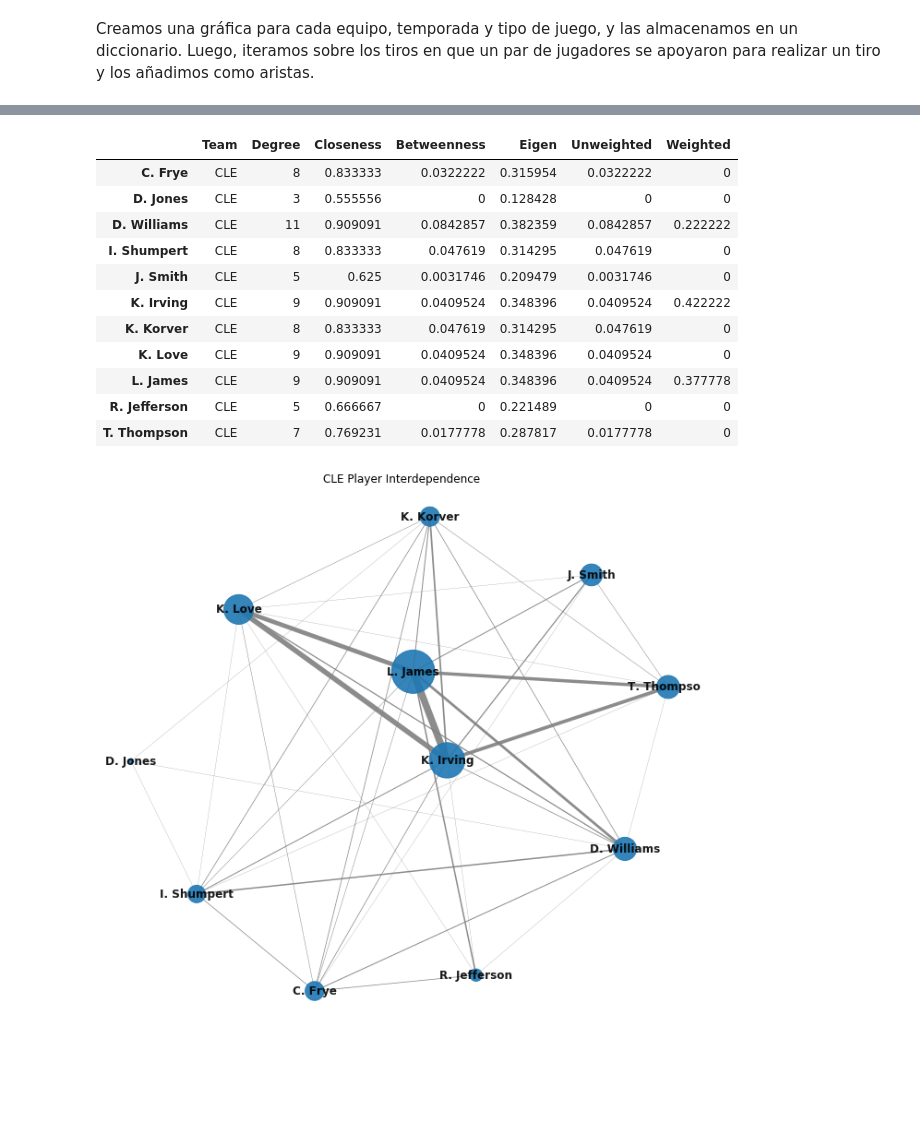
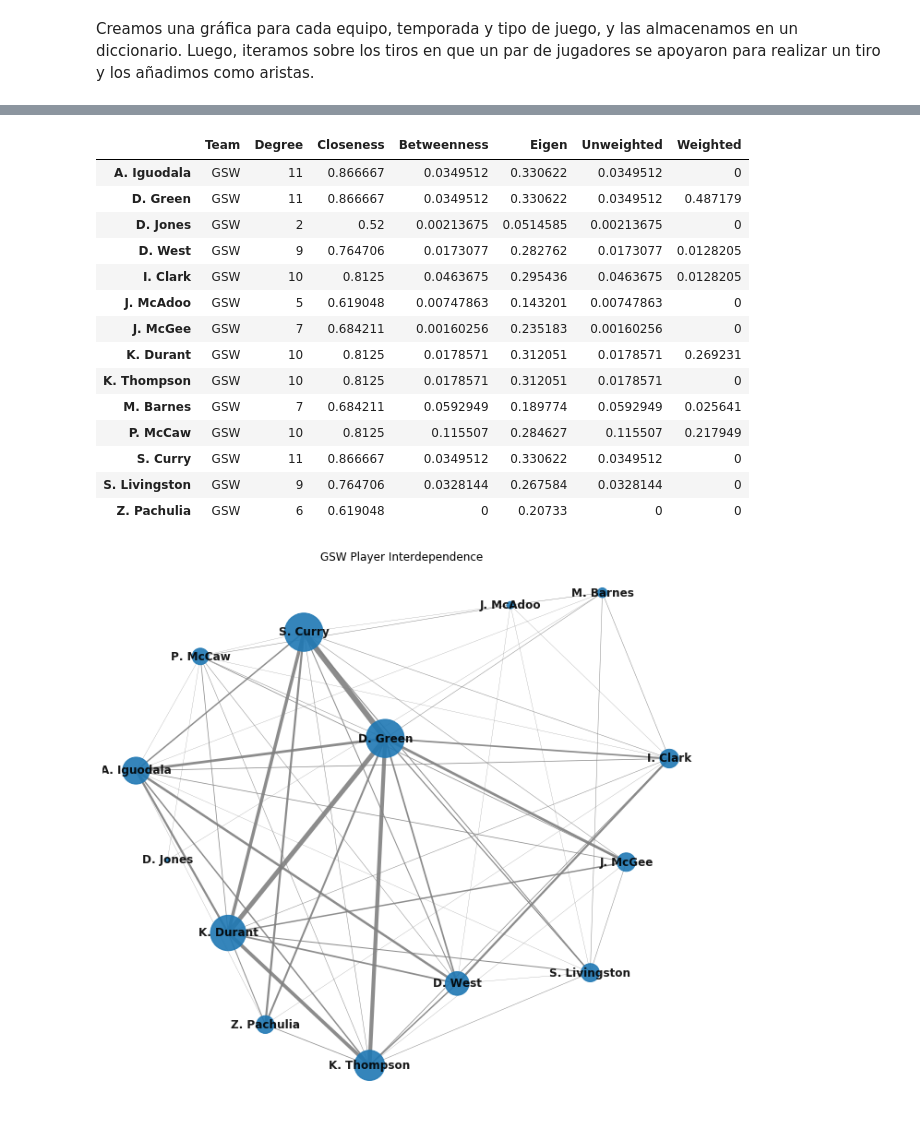
Before and after one commit to Millan13/Moneyball-NBA, a Jupyter notebook: Notebooks/Redes.ipynb, the cells around one changed output, grey strips where cells are left out. Saved outputs shown, nothing was run; the diff lists cells and outputs as text; code cells hidden in the pictures; blank space fills up the shorter version.

```diff
--- a/Notebooks/Redes.ipynb
+++ b/Notebooks/Redes.ipynb
@@ -248,17 +248,20 @@ draw_network_all('CLE','2018-2019','regular',df_involvement,df_pairs) #no hay pl
 # %%
-draw_network_all('CLE','2016-2017','playoff',df_involvement,df_pairs)
+draw_network_all('GSW','2016-2017','playoff',df_involvement,df_pairs)
 # %% [output]
 |  | Team | Degree | Closeness | Betweenness | Eigen | Unweighted | Weighted |
-| C. Frye | CLE | 8 | 0.833333 | 0.0322222 | 0.315954 | 0.0322222 | 0 |
-| D. Jones | CLE | 3 | 0.555556 | 0 | 0.128428 | 0 | 0 |
-| D. Williams | CLE | 11 | 0.909091 | 0.0842857 | 0.382359 | 0.0842857 | 0.222222 |
-| I. Shumpert | CLE | 8 | 0.833333 | 0.047619 | 0.314295 | 0.047619 | 0 |
-| J. Smith | CLE | 5 | 0.625 | 0.0031746 | 0.209479 | 0.0031746 | 0 |
-| K. Irving | CLE | 9 | 0.909091 | 0.0409524 | 0.348396 | 0.0409524 | 0.422222 |
-| K. Korver | CLE | 8 | 0.833333 | 0.047619 | 0.314295 | 0.047619 | 0 |
-| K. Love | CLE | 9 | 0.909091 | 0.0409524 | 0.348396 | 0.0409524 | 0 |
-| L. James | CLE | 9 | 0.909091 | 0.0409524 | 0.348396 | 0.0409524 | 0.377778 |
-| R. Jefferson | CLE | 5 | 0.666667 | 0 | 0.221489 | 0 | 0 |
-| T. Thompson | CLE | 7 | 0.769231 | 0.0177778 | 0.287817 | 0.0177778 | 0 |
+| A. Iguodala | GSW | 11 | 0.866667 | 0.0349512 | 0.330622 | 0.0349512 | 0 |
+| D. Green | GSW | 11 | 0.866667 | 0.0349512 | 0.330622 | 0.0349512 | 0.487179 |
+| D. Jones | GSW | 2 | 0.52 | 0.00213675 | 0.0514585 | 0.00213675 | 0 |
+| D. West | GSW | 9 | 0.764706 | 0.0173077 | 0.282762 | 0.0173077 | 0.0128205 |
+| I. Clark | GSW | 10 | 0.8125 | 0.0463675 | 0.295436 | 0.0463675 | 0.0128205 |
+| J. McAdoo | GSW | 5 | 0.619048 | 0.00747863 | 0.143201 | 0.00747863 | 0 |
+| J. McGee | GSW | 7 | 0.684211 | 0.00160256 | 0.235183 | 0.00160256 | 0 |
+| K. Durant | GSW | 10 | 0.8125 | 0.0178571 | 0.312051 | 0.0178571 | 0.269231 |
+| K. Thompson | GSW | 10 | 0.8125 | 0.0178571 | 0.312051 | 0.0178571 | 0 |
+| M. Barnes | GSW | 7 | 0.684211 | 0.0592949 | 0.189774 | 0.0592949 | 0.025641 |
+| P. McCaw | GSW | 10 | 0.8125 | 0.115507 | 0.284627 | 0.115507 | 0.217949 |
+| S. Curry | GSW | 11 | 0.866667 | 0.0349512 | 0.330622 | 0.0349512 | 0 |
+| S. Livingston | GSW | 9 | 0.764706 | 0.0328144 | 0.267584 | 0.0328144 | 0 |
+| Z. Pachulia | GSW | 6 | 0.619048 | 0 | 0.20733 | 0 | 0 |
-[figure, old version]
+[figure, new version]
 # %%
```
Also changed, not shown: parts of 7 cells of this notebook.
